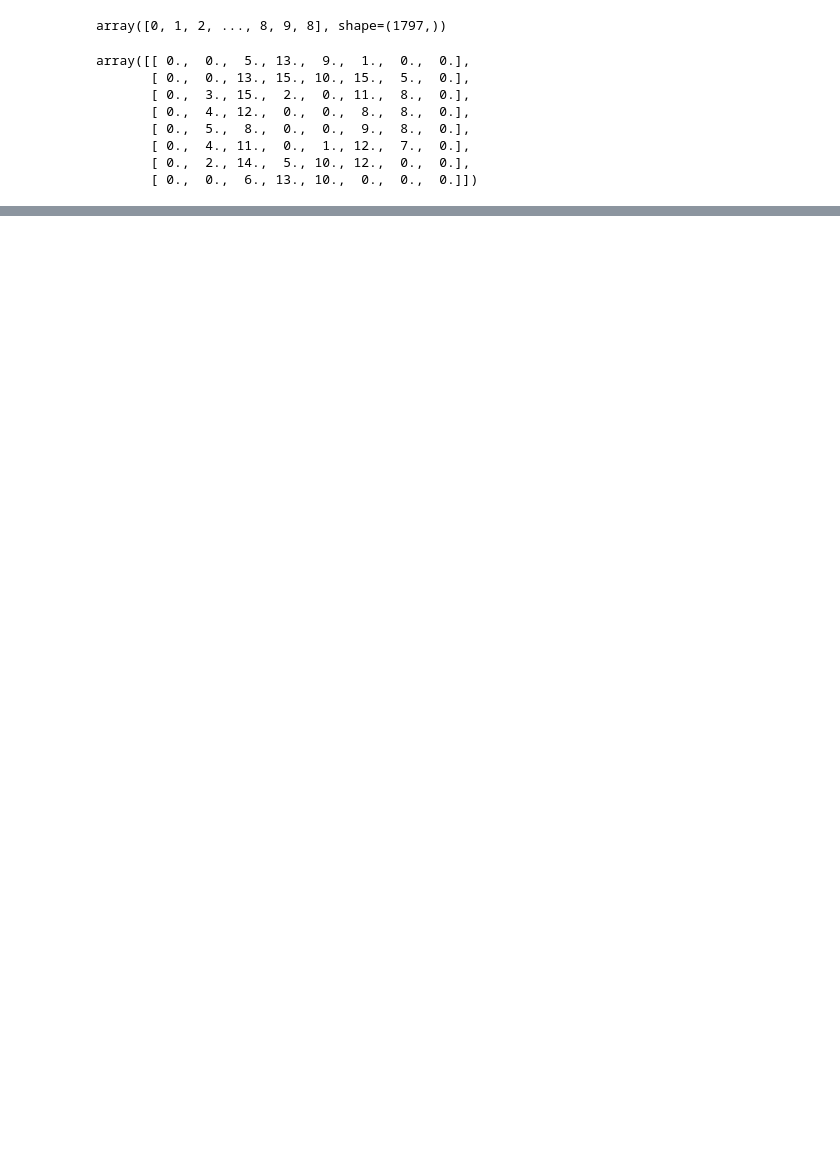
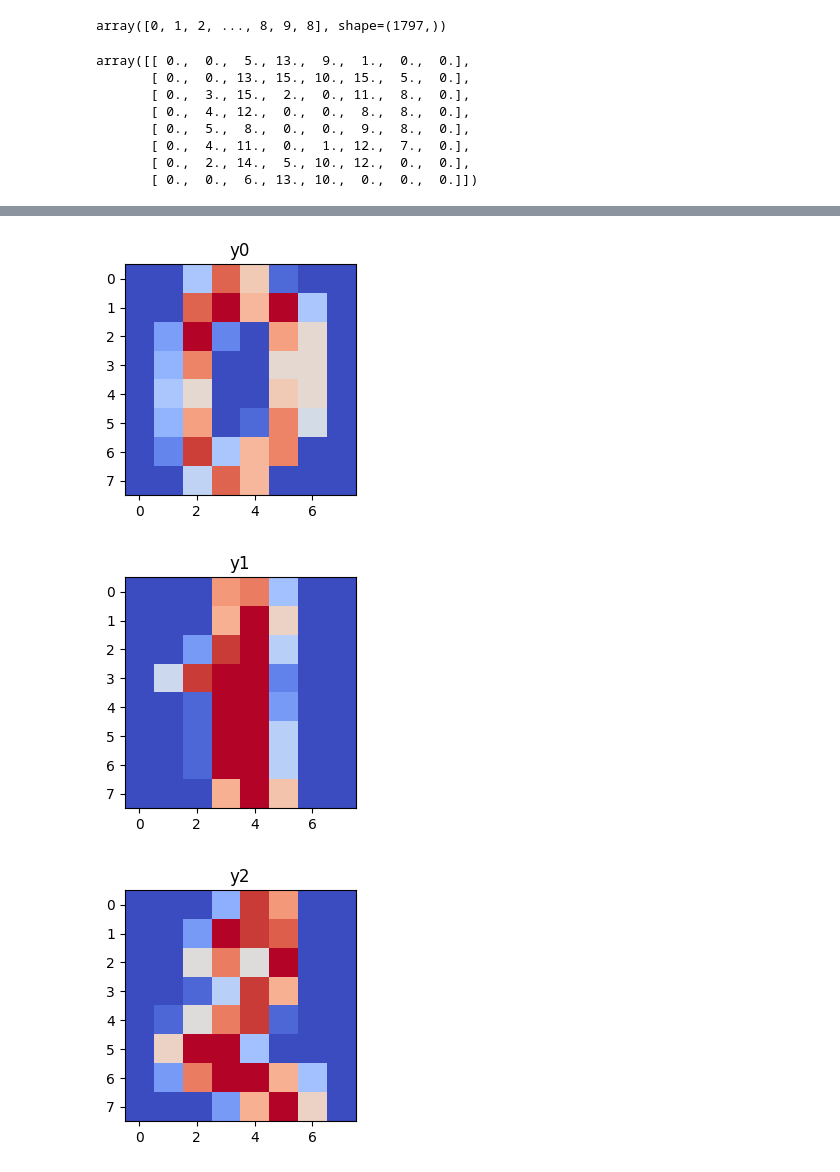
Before and after one commit to Naman7600/PCA-on-Handwritten-Digits-Dataset, a Jupyter notebook: Pca Handson.ipynb, the cells around one changed output, grey strips where cells are left out. Drawn from its saved outputs; the diff is of its cells as text; code cells hidden in the pictures; blank space fills up the shorter version.

```diff
--- a/Pca Handson.ipynb
+++ b/Pca Handson.ipynb
@@ -122,0 +125,11 @@ plt.imshow(image, cmap='gray')
+# %%
+for i in range(10):
+    plt.figure(figsize=(4,3))
+    image = x[i].reshape(8,8)
+    plt.imshow(image,cmap='coolwarm')
+    plt.title(f"y{i}")
+    plt.show()
+# %% [output]
+[figure, added]
+[figure, added]
+[figure, added]
```
Also changed, not shown: parts of 25 cells of this notebook.
